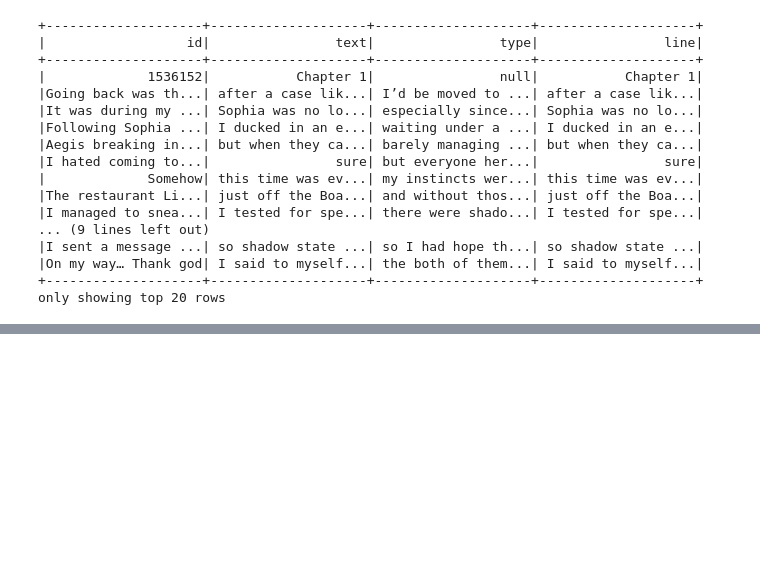
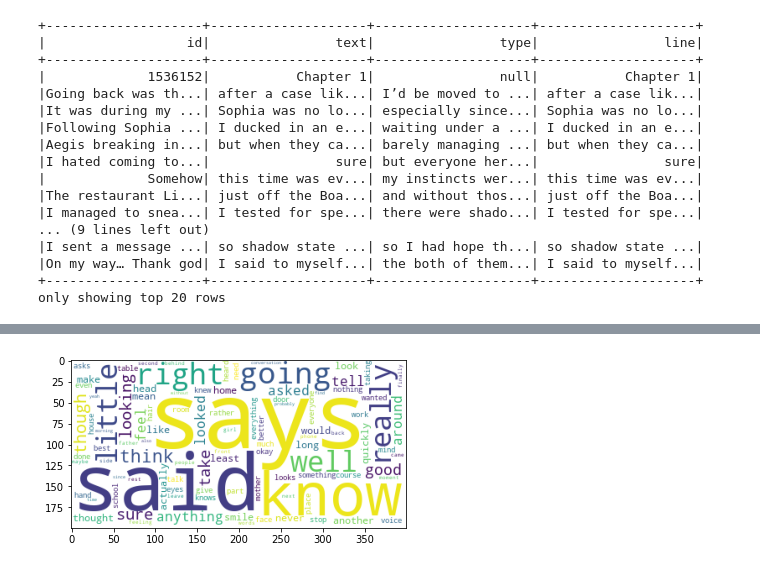
Before and after one commit to mpmccord/FanFicVsClassicLiterature, a Jupyter notebook: Removing Proper Nouns FanFic.ipynb, the cells around one changed output, grey strips where cells are left out. Saved outputs shown, nothing was run; the diff lists cells and outputs as text; code cells hidden in the pictures; blank space fills up the shorter version.

```diff
--- a/Removing Proper Nouns FanFic.ipynb
+++ b/Removing Proper Nouns FanFic.ipynb
@@ -148,0 +195,5 @@ counts.show()
+# %%
+df = ldatopics_mapped.withColumn("new", f.arrays_zip("topic_desc", "termWeights"))\
+       .withColumn("new", f.explode("new")) \
+        .select("topic", f.col("new.topic_desc").alias("words"), f.col("new.termWeights").alias("termWeights"))
+df.show()
@@ -149,15 +218,17 @@ counts.show()
 # %%
 import pyspark.sql.functions as F
 from collections import ChainMap
 from wordcloud import WordCloud
 import matplotlib.pyplot as plt
 wordcloud = WordCloud(background_color="white")
 
-words = dict(ChainMap(*counts.select(F.create_map('word', 'count')).rdd.map(lambda x: x[0]).collect()))
+words = dict(ChainMap(*df.select(F.create_map('words', 'termWeights')).rdd.map(lambda x: x[0]).collect()))
 # {'scorbutically': 1.76, 'punta': 1.76, 'detail': 1.789, 'lafayette': 1.8, 'maya': 1.854, 'prostate': 1.854, 'quot': 1.856, 'mark': 1.949, 'elite': 1.988, 'trade': 2.012, 'write': 2.083}
 
 plt.imshow(wordcloud.generate_from_frequencies(words))
 
 plt.show()
+# %% [output]
+[figure, added]
 # %%
 nltk.pos_tag(["lisa"])
```
Also changed, not shown: parts of 10 cells of this notebook, 3 other files.
